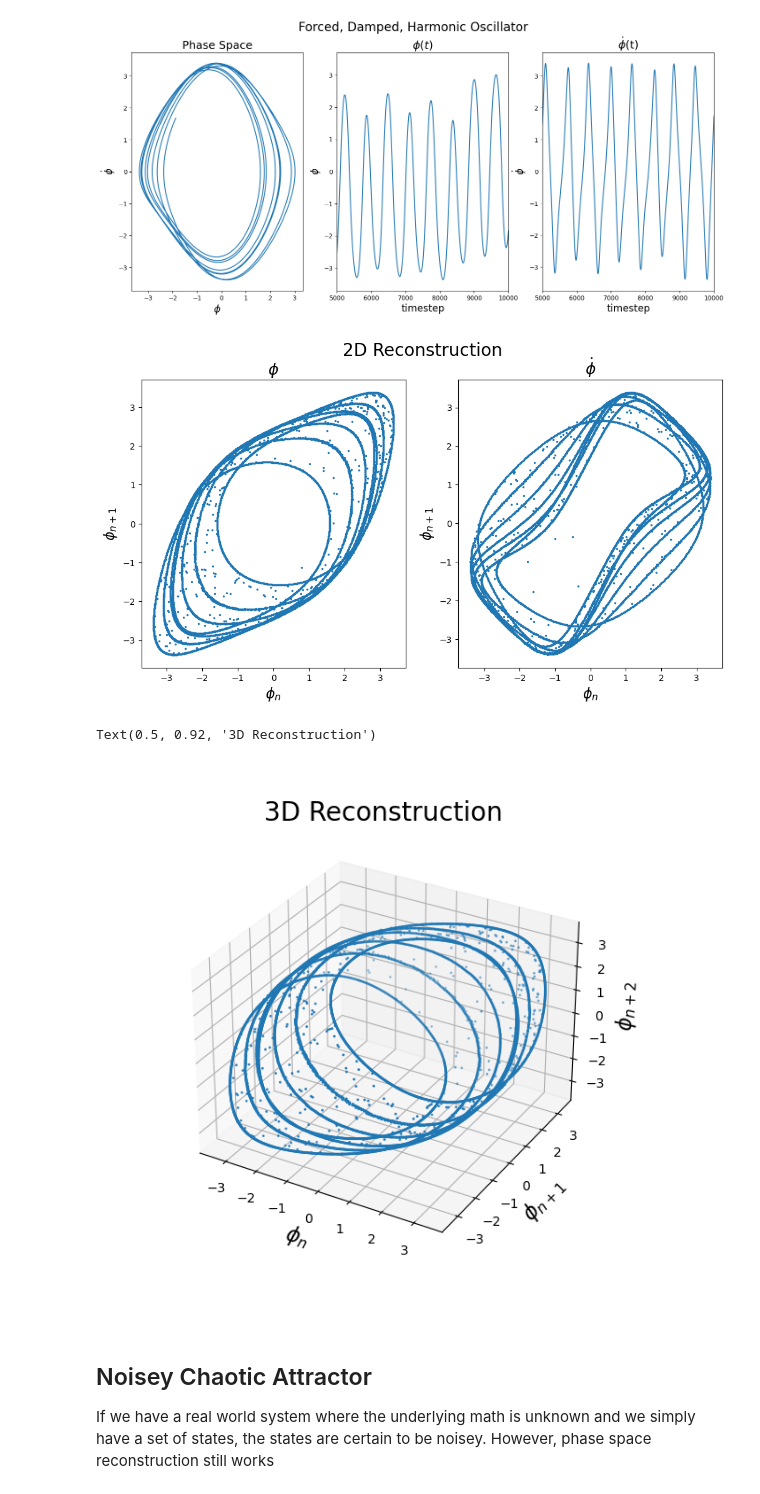
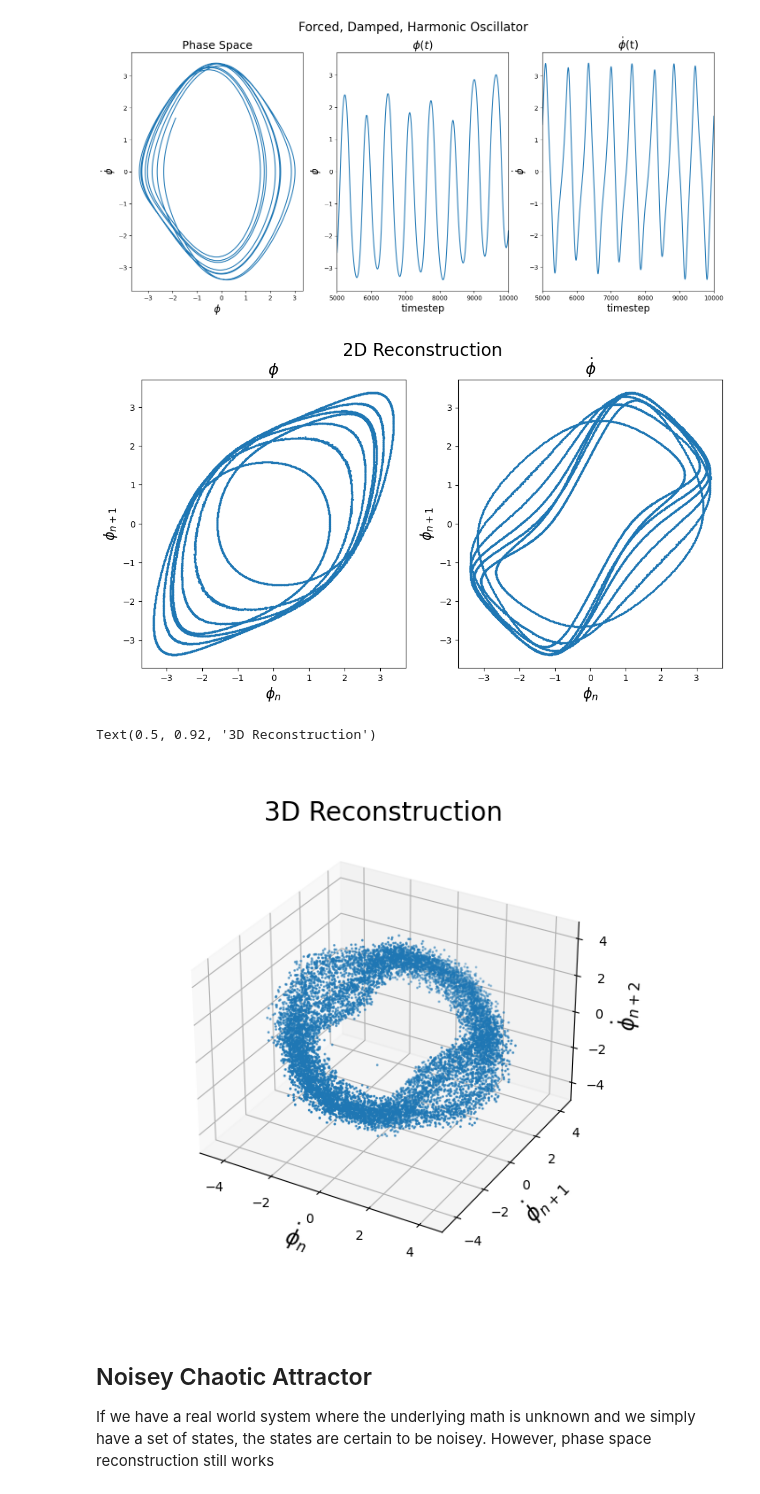
Before and after one commit to JosephWick/PhaseReconstruction, a Jupyter notebook: example_osc.ipynb, the cells around one changed output. Saved outputs shown, nothing was run; the diff lists cells and outputs as text; code cells hidden in the pictures.

```diff
--- a/example_osc.ipynb
+++ b/example_osc.ipynb
@@ -7,7 +7,7 @@ import matplotlib.pyplot as plt
 # %% [markdown]
 ## Reconstruction Function
 # %%
-def reconstructPhase(sv, tau, n):
+def reconstructPhase(sv, tau, n, density=1):
     '''
     reconstructPhase()
         samples state vector 'sv' at delay tau, with dimension n
@@ -15,7 +15,7 @@ def reconstructPhase(sv, tau, n):
     state = []
     for _ in range(n): state.append([])
 
-    for i in range(0, len(sv)-(n*tau), tau):
+    for i in range(0, len(sv)-(n*tau), density):
         for dim in range(n):
             state[dim].append(sv[i+(dim*tau)])
 
@@ -108,8 +108,11 @@ Text(0.5, 0.98, 'Forced, Damped, Harmonic Oscillator')
 tau = 100
 n=3
 
-sampleX = reconstructPhase(Y[:,0], tau, n)
-sampleXdot = reconstructPhase(Y[:,1], tau, n)
+# there's a lot of data here, let's throw some out for faster plotting
+tp = 1000*100
+
+sampleX = reconstructPhase(Y[tp:,0], tau, n, density=100)
+sampleXdot = reconstructPhase(Y[tp:,1], tau, n, density=100)
 
 fig, axs = plt.subplots(1,2, figsize=(12,6))
 
@@ -126,33 +129,33 @@ axs[1].set_xlabel(r'$\phi_n$', fontsize=16)
 axs[1].set_ylabel(r'$\phi_{n+1}$', fontsize=16)
 axs[1].set_title(r'$\dot{\phi}$', fontsize=18);
 # %% [output]
-[figure, old version]
+[figure, new version]
 # %%
 %matplotlib widget
 
 # set this true to 3d scatter phi dot
-xdot = False
+xdot = True
 
 data = sampleX
 if xdot: data=sampleXdot
 
 fig = plt.figure(figsize=(6,6))
 ax = fig.add_subplot(projection='3d')
 ax.scatter(data[0], data[1], data[2], s=1)
 
 ax.set_xlabel(r'$\phi_n$', fontsize=16)
 ax.set_ylabel(r'$\phi_{n+1}$', fontsize=16)
 ax.set_zlabel(r'$\phi_{n+2}$', fontsize=16)
 
 if xdot:
     ax.set_xlabel(r'$\dot{\phi}_n$', fontsize=16)
     ax.set_ylabel(r'$\dot{\phi}_{n+1}$', fontsize=16)
     ax.set_zlabel(r'$\dot{\phi}_{n+2}$', fontsize=16)
 
 ax.set_title('3D Reconstruction', fontsize=20)
 # %% [output]
 Text(0.5, 0.92, '3D Reconstruction')
-[figure, old version]
+[figure, new version]
 # %% [markdown]
 ## Noisey Chaotic Attractor
 
```
Also changed, not shown: parts of 12 cells of this notebook, 3 other files.
